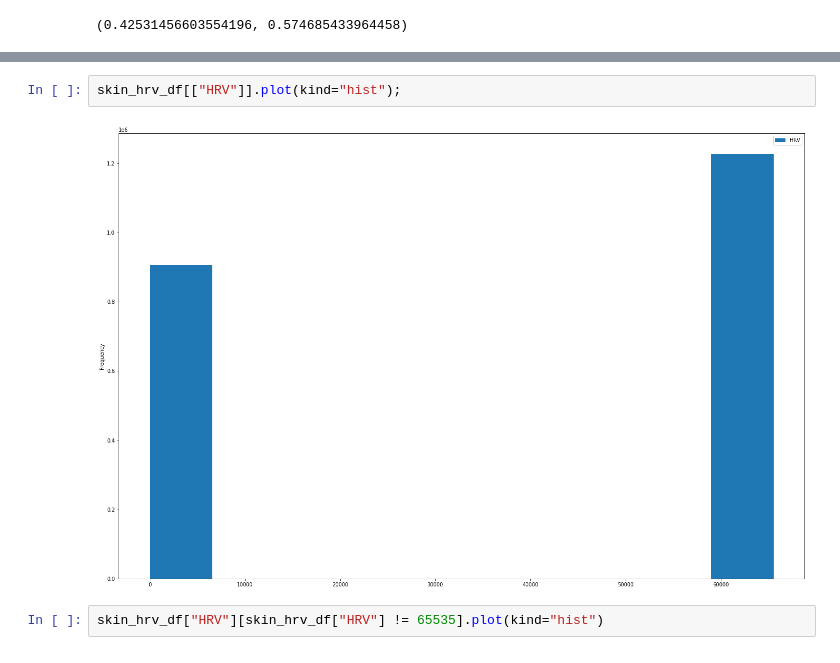
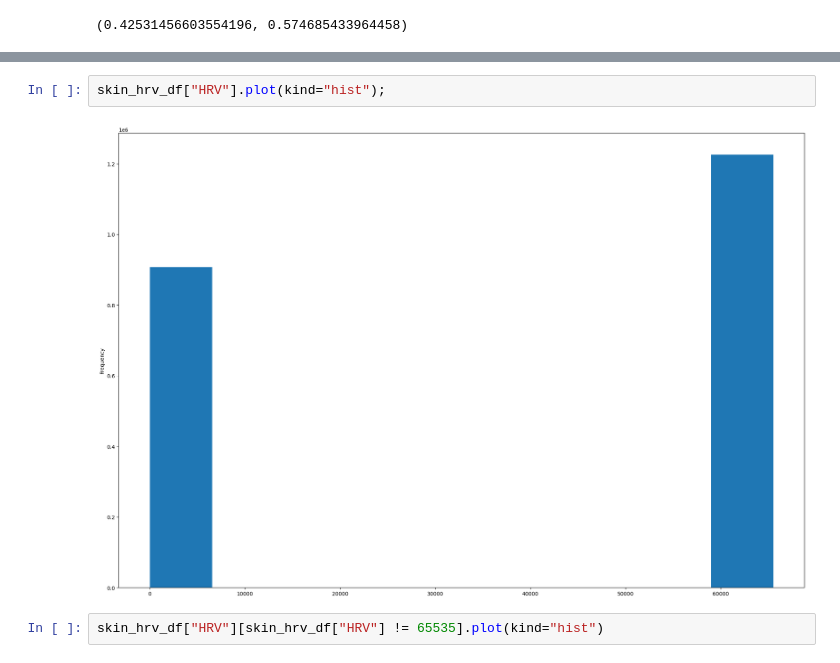
Before and after one commit to lynchp35/DS_4th_Year, a Jupyter notebook: CA4016/sensor_data.ipynb, the cells around one changed output, grey strips where cells are left out. Cells and saved outputs as stored; diff of their text form.

```diff
--- a/CA4016/sensor_data.ipynb
+++ b/CA4016/sensor_data.ipynb
@@ -310,7 +321,7 @@ sum(skin_hrv_df["HRV"] != 65535)/len(skin_hrv_df), sum(skin_hrv_df["HRV"] == 655
 # %%
-skin_hrv_df[["HRV"]].plot(kind="hist");
+skin_hrv_df["HRV"].plot(kind="hist");
 # %% [output]
-[figure, old version]
+[figure, new version]
 # %%
 skin_hrv_df["HRV"][skin_hrv_df["HRV"] != 65535].plot(kind="hist")
 # %% [output]
```
Also changed, not shown: parts of 7 cells of this notebook, 58 other files.
